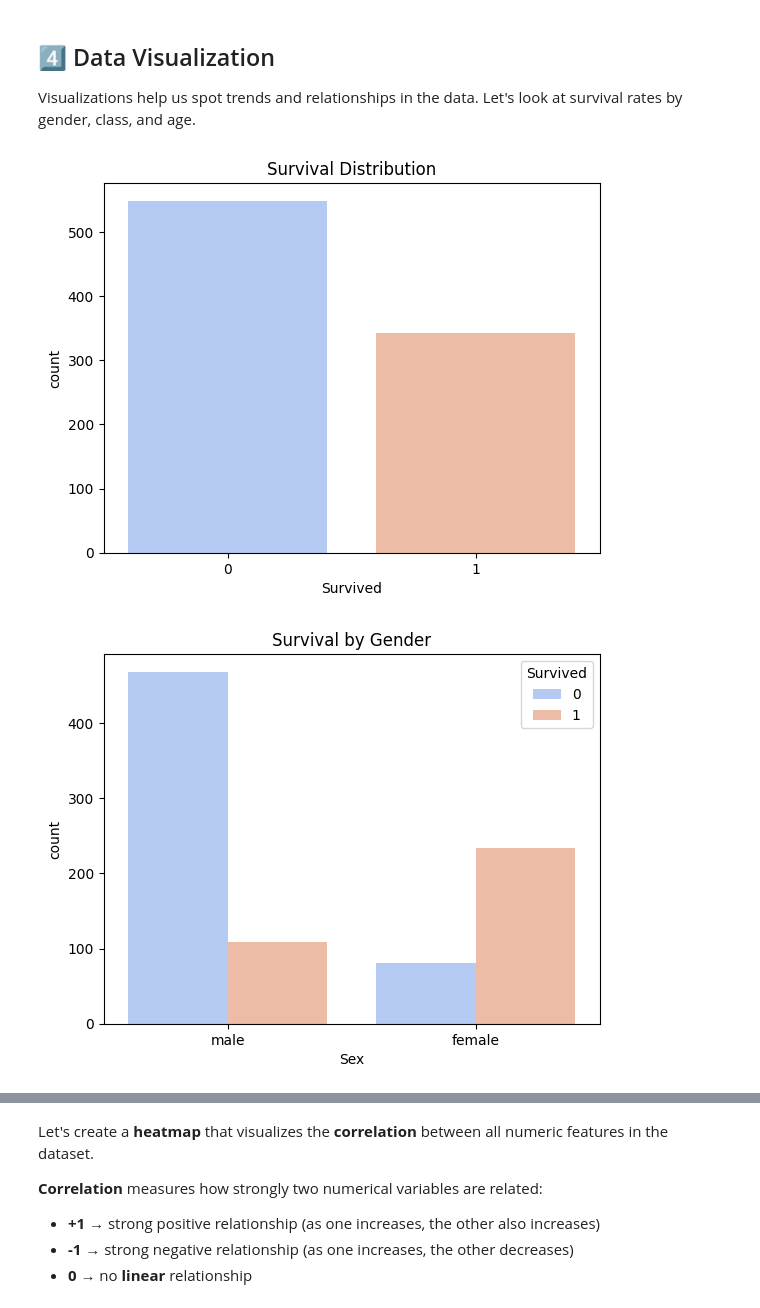
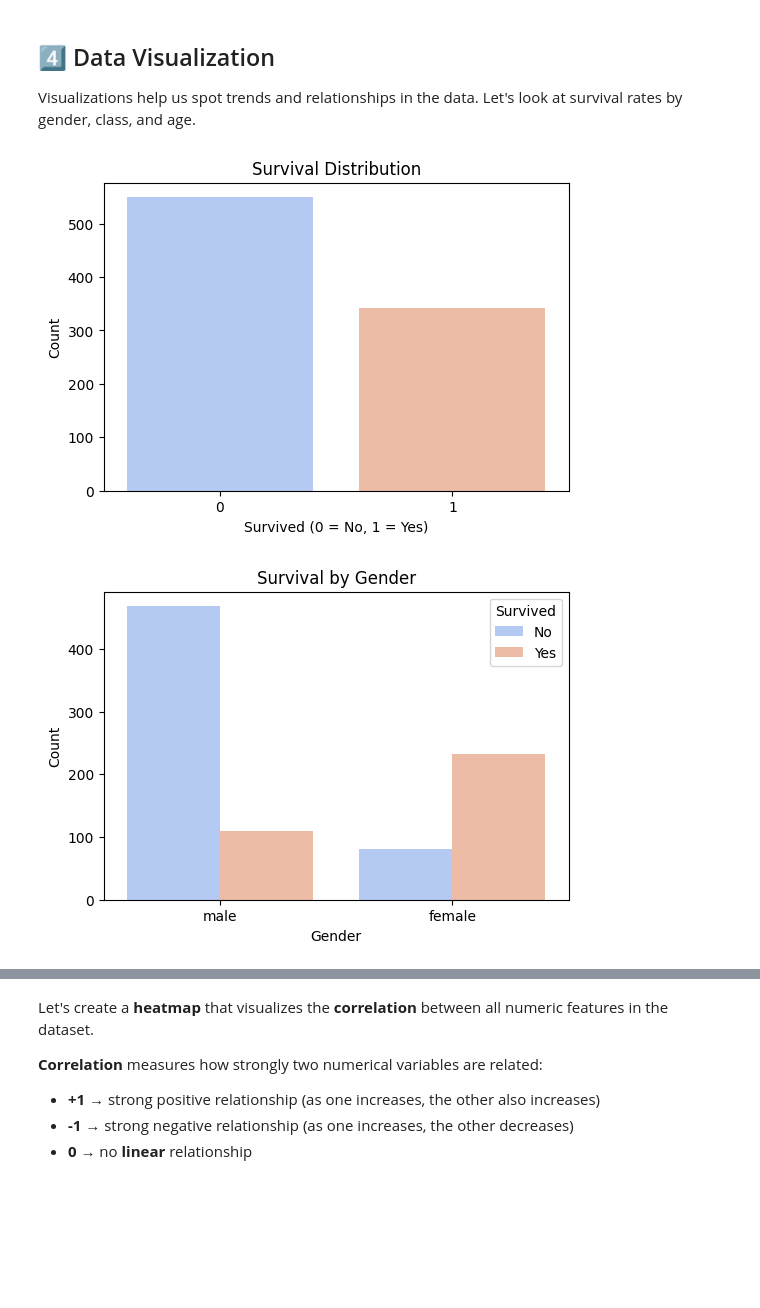
Before and after one commit to parsaivi/Machine-Learning-Course, a Jupyter notebook: HW1/ML_PHW1_Fall_2025/Titanic/titanic.ipynb, the cells around one changed output, grey strips where cells are left out. Cells and saved outputs as stored; diff of their text form; code cells hidden in the pictures; blank space fills up the shorter version.

Commit message:
titanic.ipynb done.

```diff
--- a/HW1/ML_PHW1_Fall_2025/Titanic/titanic.ipynb
+++ b/HW1/ML_PHW1_Fall_2025/Titanic/titanic.ipynb
@@ -46,12 +46,13 @@ warnings.filterwarnings('ignore')
 ## 2️⃣ Load the Titanic Dataset
 We'll use the Titanic dataset from Kaggle. It contains passenger details like age, gender, class, and whether they survived. We'll start by loading the training data.
 # %%
-# TODO: Use pandas to load the Titanic dataset from a CSV file into a DataFrame named titanic_data
-titanic_data = None
+# Load the Titanic dataset from a CSV file
+titanic_data = pd.read_csv('/home/Document/ML/HW1/titanic/titanic.csv')
 
 print("Dataset Shape:", titanic_data.shape)
 
-# TODO: Use head() to display the first few rows of the dataset
+# Display the first few rows of the dataset
+titanic_data.head()
 # %% [output]
 Dataset Shape: (891, 11)
 |  | PassengerId | Survived | Pclass | Name | Sex | Age | SibSp | Parch | Ticket | Fare | ... |
@@ -128,17 +130,24 @@ As you can see, the "Cabin" feature has a lot of missing values. Perhaps it will
 ## 4️⃣ Data Visualization
 Visualizations help us spot trends and relationships in the data. Let's look at survival rates by gender, class, and age.
 # %%
-# TODO: Use sns to plot the distribution of the target variable 'Survived'
-
+# Plot the distribution of the target variable 'Survived'
+plt.figure(figsize=(6,4))
+sns.countplot(data=titanic_data, x='Survived', palette='coolwarm')
 plt.title('Survival Distribution')
+plt.xlabel('Survived (0 = No, 1 = Yes)')
+plt.ylabel('Count')
 plt.show()
 
-# TODO: Use sns to plot survival counts grouped by gender
-sns.countplot(data=titanic_data, x='Sex', hue='Survived', palette='coolwarm') #td
+# Plot survival counts grouped by gender
+plt.figure(figsize=(6,4))
+sns.countplot(data=titanic_data, x='Sex', hue='Survived', palette='coolwarm')
 plt.title('Survival by Gender')
+plt.xlabel('Gender')
+plt.ylabel('Count')
+plt.legend(title='Survived', labels=['No', 'Yes'])
 plt.show()
 # %% [output]
-[figure, old version]
+[figure, new version]
-[figure, old version]
+[figure, new version]
 # %%
 plt.figure(figsize=(8,5))
```
Also changed, not shown: parts of 12 cells of this notebook.
